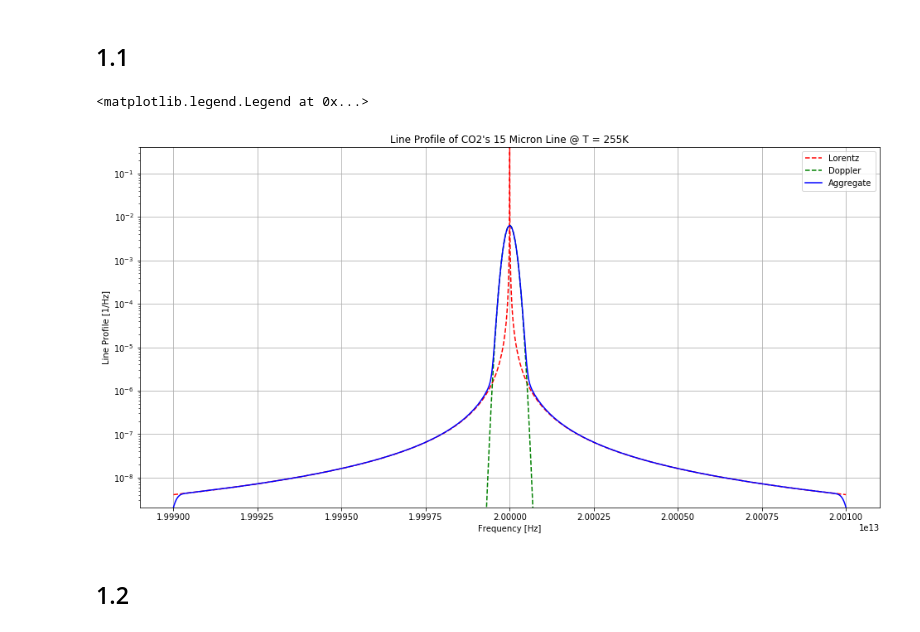
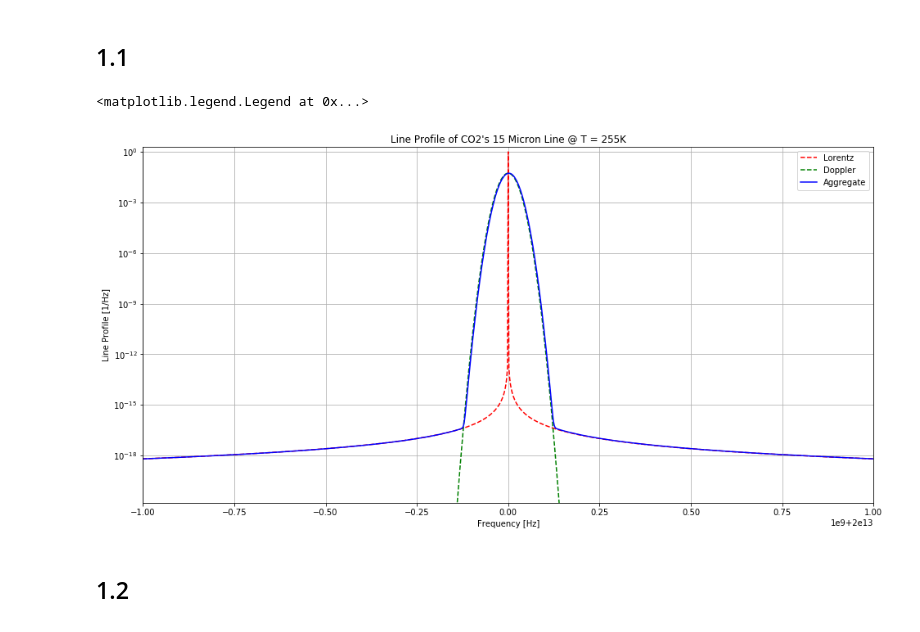
Before and after one commit to lydia-lee/astro207, a Jupyter notebook: ps_2021/04/questions/q_radiative_forcing_with_CO2.ipynb, the cells around one changed output. Cells and saved outputs as stored; diff of their text form; code cells hidden in the pictures.

```diff
--- a/ps_2021/04/questions/q_radiative_forcing_with_CO2.ipynb
+++ b/ps_2021/04/questions/q_radiative_forcing_with_CO2.ipynb
@@ -50,29 +58,32 @@ def sigma(nu, A, T, nu0=F21):
 # %% [markdown]
 <h2>1.1</h2>
 # %%
-nu_vec_fine = np.linspace(0.9995 * F21, 1.0005 * F21, 10000)
+# nu_vec_narrow = np.linspace(0.9995 * F21, 1.0005 * F21, 10000)
+nu_vec_narrow = np.arange(0.99*F21, 1.01 * F21, F21*1e-7)
+# nu_vec_narrow = np.arange(.9*F21, 1.1*F21, F21*1e-7)
 T = 255 # K
+# %%
+prof_lorentz = lorentz(nu=nu_vec_narrow, A=A21, nu0=F21)
+prof_doppler = doppler(nu=nu_vec_narrow, m=m, T=T, nu0=F21)
+prof_voigt = voigt(nu=nu_vec_narrow, T=T, m=m, A=A21, nu0=F21)
 # %%
-prof_lorentz = lorentz(nu=nu_vec_fine, A=A21, nu0=F21)
-prof_doppler = doppler(nu=nu_vec_fine, T=T, nu0=F21)
-prof_voigt = voigt(nu=nu_vec_fine, T=T, A=A21, nu0=F21)
-
 plt.rcParams['figure.figsize'] = (16, 8)
 
-plt.semilogy(nu_vec_fine, prof_lorentz, 'r--', label='Lorentz')
-plt.semilogy(nu_vec_fine, prof_doppler, 'g--',  label='Doppler')
-plt.semilogy(nu_vec_fine, prof_voigt, 'b', label='Aggregate')
+plt.semilogy(nu_vec_narrow, prof_lorentz, 'r--', label='Lorentz')
+plt.semilogy(nu_vec_narrow, prof_doppler, 'g--',  label='Doppler')
+plt.semilogy(nu_vec_narrow, prof_voigt, 'b', label='Aggregate')
 
 plt.xlabel('Frequency [Hz]')
 plt.ylabel('Line Profile [1/Hz]')
 plt.title(f'Line Profile of CO2\'s 15 Micron Line @ T = {T}K')
-plt.ylim((min(prof_voigt), max(max(prof_lorentz), max(prof_doppler), max(prof_voigt))))
+plt.ylim((prof_voigt[int(round(len(prof_voigt)*.45))], 2*max(max(prof_lorentz), max(prof_doppler), max(prof_voigt))))
+plt.xlim((.99995*F21, 1.00005*F21))
 
 plt.grid(True)
 plt.legend()
 # %% [output]
 <matplotlib.legend.Legend at 0x...>
-[figure, old version]
+[figure, new version]
 # %% [markdown]
 <h2>1.2</h2>
 # %%
```
Also changed, not shown: parts of 11 cells of this notebook, 1 other file.
